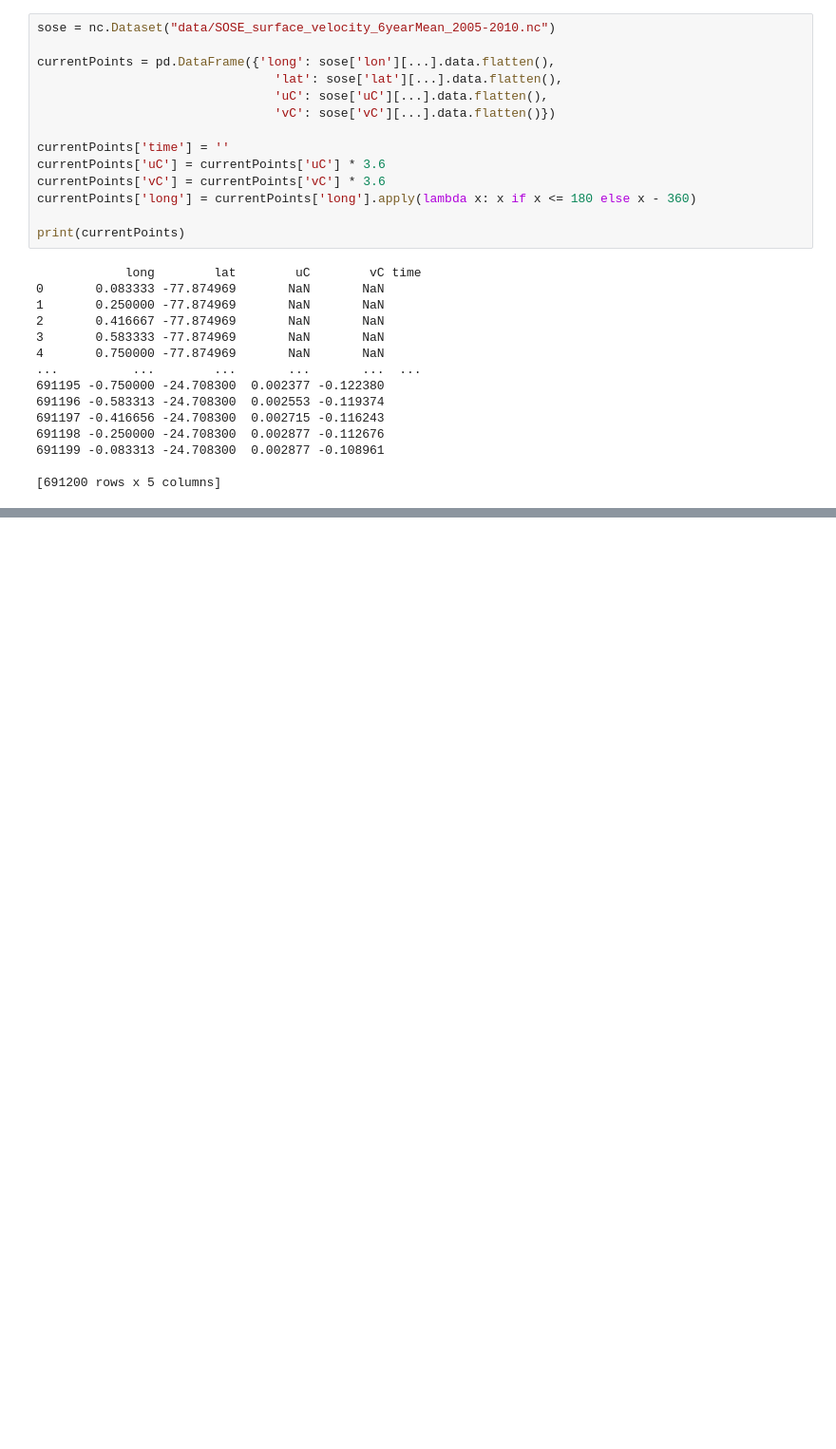
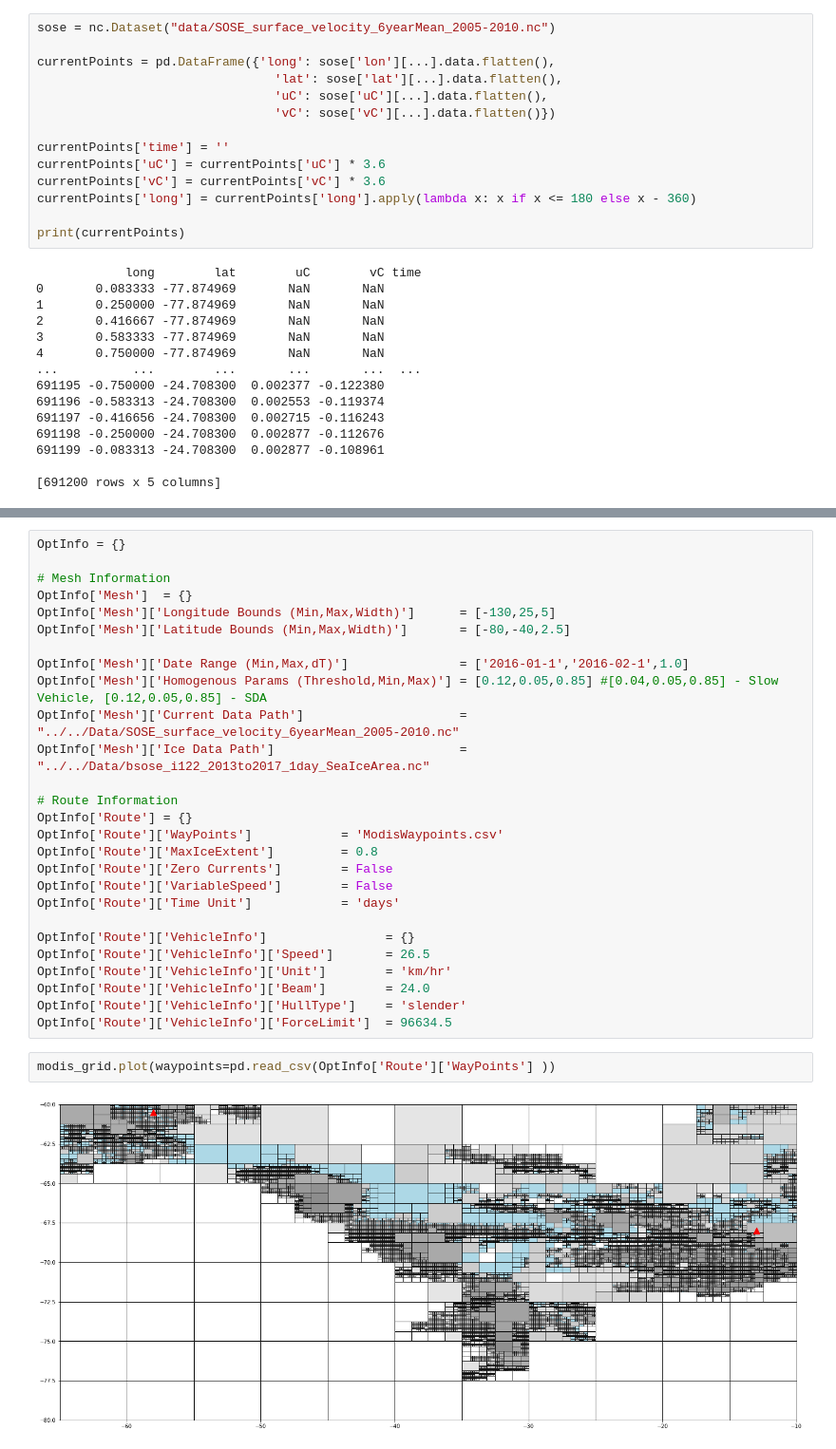
Before and after one commit to antarctica/PolarRoute, a Jupyter notebook: Modis_Testing.ipynb, the cells around one changed output, grey strips where cells are left out. Shown at 95% size. Saved outputs shown, nothing was run; the diff lists cells and outputs as text; blank space fills up the shorter version.

```diff
--- a/Modis_Testing.ipynb
+++ b/Modis_Testing.ipynb
@@ -82,0 +83,31 @@ modis_grid.plot()
+# %%
+OptInfo = {}
+
+# Mesh Information
+OptInfo['Mesh']  = {}
+OptInfo['Mesh']['Longitude Bounds (Min,Max,Width)']      = [-130,25,5]
+OptInfo['Mesh']['Latitude Bounds (Min,Max,Width)']       = [-80,-40,2.5]
+
+OptInfo['Mesh']['Date Range (Min,Max,dT)']               = ['2016-01-1','2016-02-1',1.0]
+OptInfo['Mesh']['Homogenous Params (Threshold,Min,Max)'] = [0.12,0.05,0.85] #[0.04,0.05,0.85] - Slow Vehicle, [0.12,0.05,0.85] - SDA
+OptInfo['Mesh']['Current Data Path']                     = "../../Data/SOSE_surface_velocity_6yearMean_2005-2010.nc"
+OptInfo['Mesh']['Ice Data Path']                         = "../../Data/bsose_i122_2013to2017_1day_SeaIceArea.nc"
+
+# Route Information
+OptInfo['Route'] = {}
+OptInfo['Route']['WayPoints']            = 'ModisWaypoints.csv'
+OptInfo['Route']['MaxIceExtent']         = 0.8
+OptInfo['Route']['Zero Currents']        = False
+OptInfo['Route']['VariableSpeed']        = False
+OptInfo['Route']['Time Unit']            = 'days'
+
+OptInfo['Route']['VehicleInfo']                = {}
+OptInfo['Route']['VehicleInfo']['Speed']       = 26.5
+OptInfo['Route']['VehicleInfo']['Unit']        = 'km/hr'
+OptInfo['Route']['VehicleInfo']['Beam']        = 24.0
+OptInfo['Route']['VehicleInfo']['HullType']    = 'slender'
+OptInfo['Route']['VehicleInfo']['ForceLimit']  = 96634.5
+# %%
+modis_grid.plot(waypoints=pd.read_csv(OptInfo['Route']['WayPoints'] ))
+# %% [output]
+[figure, added]
```
Also changed, not shown: parts of 7 cells of this notebook, 2 other files.
